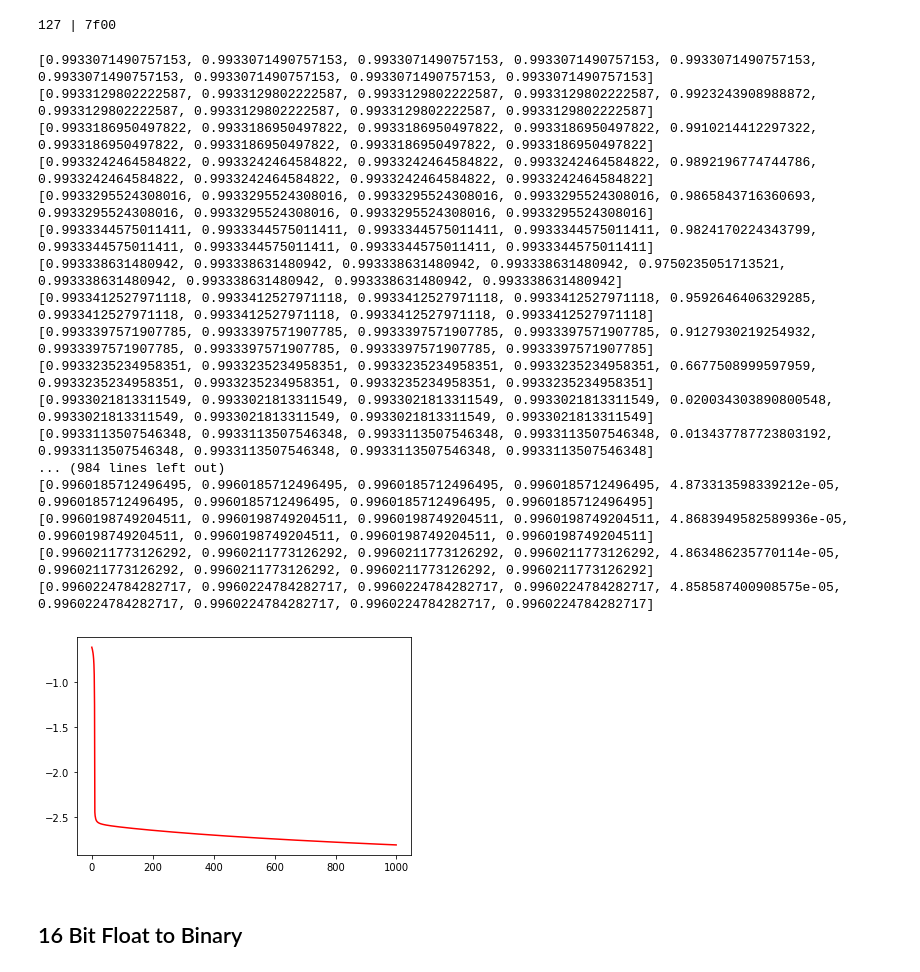
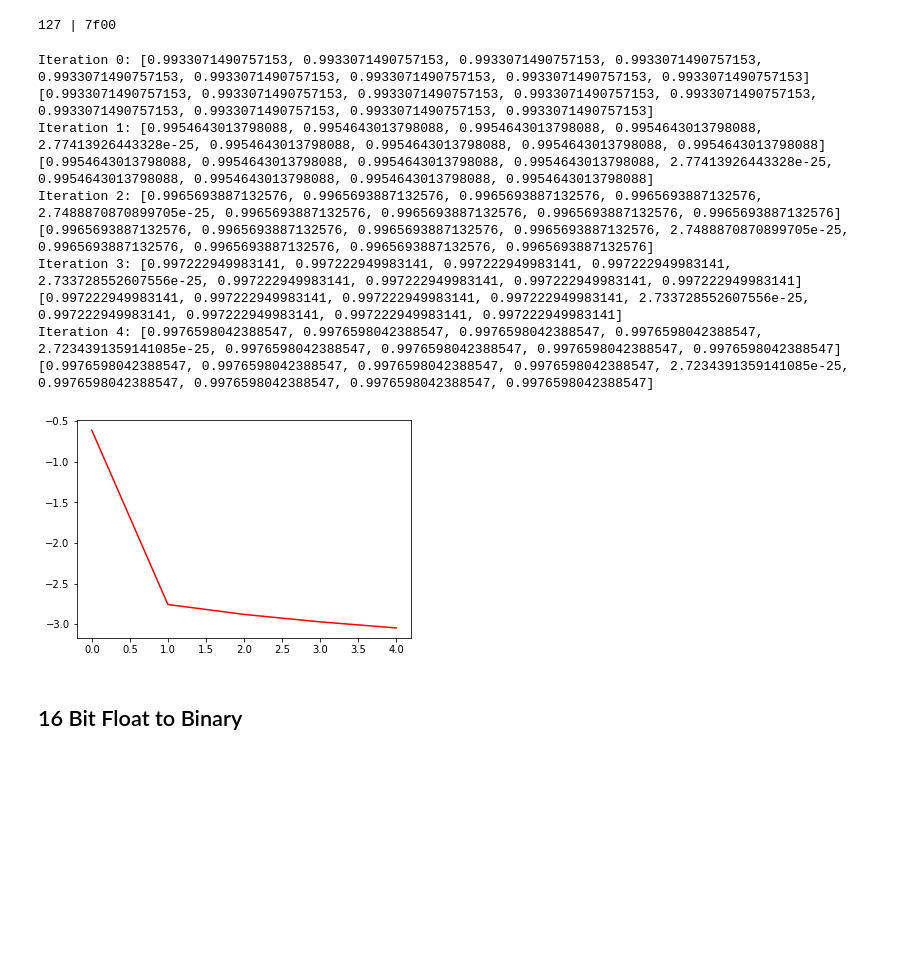
Before and after one commit to Arycast/AutoEncoder_dumbo, a Jupyter notebook: main.ipynb, the cells around one changed output. Cells and saved outputs as stored; diff of their text form; code cells hidden in the pictures; blank space fills up the shorter version.

Commit message:
fixed error output equation

```diff
--- a/main.ipynb
+++ b/main.ipynb
@@ -192,7 +192,7 @@ def backward_propagation(pixel_input,weight_input,weight_output,bias_input,bias_
 
 
     for iteration in range (0,9):
-      error_output[iteration] = -pixel_input[iteration]*(1-pixel_output[iteration])+(1-pixel_output[iteration])*pixel_output[iteration] #calculating error
+      error_output[iteration] = -pixel_input[iteration]*(1-pixel_output[iteration])+(1-pixel_input[iteration])*pixel_output[iteration] #calculating error
       differential_error_output[iteration] = pixel_output[iteration]*(1-pixel_output[iteration]) #calculating differrential error(idk what this for)
 
       d_weight_output[0][iteration] = error_output[iteration]*encoded_1_activated #calculating output weight error 1
@@ -240,7 +240,7 @@ def cross_entropy_error(data_in,data_out): #cross entropy for measurement
 
 #main section
 
-training_number = 10000
+training_number = 5
 error_history =[]
 temporary_error_history = 0
 x_scale = []
@@ -250,53 +250,44 @@ x_scale = []
 #pixel_input,weight_input,weight_output,bias_input,bias_output
 pixel_input = [1,1,1,1,0,1,1,1,1]
 pixel_output = [0.5,0.5,0.5,0.5,0.5,0.5,0.5,0.5,0.5]
 
 # weight_input = [[1.3725,0.2184,1.1919,-0.3476,1.9446,0.0867,1.4450,-0.0088,1.3885],[0.8603,1.6803,0.4377,2.2810,-1.0389,2.0551,0.1210,1.7158,0.1502]]
 weight_input = [[0.5,0.5,0.5,0.5,0.5,0.5,0.5,0.5,0.5],[0.5,0.5,0.5,0.5,0.5,0.5,0.5,0.5,0.5]]
 
 # weight_output = [[0.3910,0.0356,0.5649,0.2035,0.3206,0.3766,0.1841,0.1040,0.4549],[0.1959,0.3785,0.9305,0.7602,0.7708,0.5967,0.7916,0.8103,0.9806]]
 weight_output = [[0.5,0.5,0.5,0.5,0.5,0.5,0.5,0.5,0.5],[0.5,0.5,0.5,0.5,0.5,0.5,0.5,0.5,0.5]]
 
 bias_input = [0.5,0.5]
 bias_output =  [0.5,0.5,0.5,0.5,0.5,0.5,0.5,0.5,0.5]
 
 for training in range(0,training_number):
   weight_output,weight_input,bias_input,bias_output,pixel_output,test = backward_propagation(pixel_input,weight_input,weight_output,bias_input,bias_output)
   temporary_error_history = cross_entropy_error(pixel_input,pixel_output)
   error_history.append(math.log(temporary_error_history,10))
   x_scale.append(training)
   # if (training == 0): print(pixel_output)
-  # print(f"{training}: {pixel_output}")
-
-  print(pixel_output)
+  print(f"Iteration {training}: {pixel_output}")
 
 plt.plot(x_scale,error_history, color="red")
 plt.show()
 plt.close()
 
 # print(weight_output[0])
 # print(weight_output[1])
 # print(weight_input)
 # print(test)
 # %% [output]
+Iteration 0: [0.9933071490757153, 0.9933071490757153, 0.9933071490757153, 0.9933071490757153, 0.9933071490757153, 0.9933071490757153, 0.9933071490757153, 0.9933071490757153, 0.9933071490757153]
 [0.9933071490757153, 0.9933071490757153, 0.9933071490757153, 0.9933071490757153, 0.9933071490757153, 0.9933071490757153, 0.9933071490757153, 0.9933071490757153, 0.9933071490757153]
-[0.9933129802222587, 0.9933129802222587, 0.9933129802222587, 0.9933129802222587, 0.9923243908988872, 0.9933129802222587, 0.9933129802222587, 0.9933129802222587, 0.9933129802222587]
-[0.9933186950497822, 0.9933186950497822, 0.9933186950497822, 0.9933186950497822, 0.9910214412297322, 0.9933186950497822, 0.9933186950497822, 0.9933186950497822, 0.9933186950497822]
-[0.9933242464584822, 0.9933242464584822, 0.9933242464584822, 0.9933242464584822, 0.9892196774744786, 0.9933242464584822, 0.9933242464584822, 0.9933242464584822, 0.9933242464584822]
-[0.9933295524308016, 0.9933295524308016, 0.9933295524308016, 0.9933295524308016, 0.9865843716360693, 0.9933295524308016, 0.9933295524308016, 0.9933295524308016, 0.9933295524308016]
-[0.9933344575011411, 0.9933344575011411, 0.9933344575011411, 0.9933344575011411, 0.9824170224343799, 0.9933344575011411, 0.9933344575011411, 0.9933344575011411, 0.9933344575011411]
-[0.993338631480942, 0.993338631480942, 0.993338631480942, 0.993338631480942, 0.9750235051713521, 0.993338631480942, 0.993338631480942, 0.993338631480942, 0.993338631480942]
-[0.9933412527971118, 0.9933412527971118, 0.9933412527971118, 0.9933412527971118, 0.9592646406329285, 0.9933412527971118, 0.9933412527971118, 0.9933412527971118, 0.9933412527971118]
-[0.9933397571907785, 0.9933397571907785, 0.9933397571907785, 0.9933397571907785, 0.9127930219254932, 0.9933397571907785, 0.9933397571907785, 0.9933397571907785, 0.9933397571907785]
-[0.9933235234958351, 0.9933235234958351, 0.9933235234958351, 0.9933235234958351, 0.6677508999597959, 0.9933235234958351, 0.9933235234958351, 0.9933235234958351, 0.9933235234958351]
-[0.9933021813311549, 0.9933021813311549, 0.9933021813311549, 0.9933021813311549, 0.020034303890800548, 0.9933021813311549, 0.9933021813311549, 0.9933021813311549, 0.9933021813311549]
-[0.9933113507546348, 0.9933113507546348, 0.9933113507546348, 0.9933113507546348, 0.013437787723803192, 0.9933113507546348, 0.9933113507546348, 0.9933113507546348, 0.9933113507546348]
-... (984 lines left out)
-[0.9960185712496495, 0.9960185712496495, 0.9960185712496495, 0.9960185712496495, 4.873313598339212e-05, 0.9960185712496495, 0.9960185712496495, 0.9960185712496495, 0.9960185712496495]
-[0.9960198749204511, 0.9960198749204511, 0.9960198749204511, 0.9960198749204511, 4.8683949582589936e-05, 0.9960198749204511, 0.9960198749204511, 0.9960198749204511, 0.9960198749204511]
-[0.9960211773126292, 0.9960211773126292, 0.9960211773126292, 0.9960211773126292, 4.863486235770114e-05, 0.9960211773126292, 0.9960211773126292, 0.9960211773126292, 0.9960211773126292]
-[0.9960224784282717, 0.9960224784282717, 0.9960224784282717, 0.9960224784282717, 4.858587400908575e-05, 0.9960224784282717, 0.9960224784282717, 0.9960224784282717, 0.9960224784282717]
+Iteration 1: [0.9954643013798088, 0.9954643013798088, 0.9954643013798088, 0.9954643013798088, 2.77413926443328e-25, 0.9954643013798088, 0.9954643013798088, 0.9954643013798088, 0.9954643013798088]
+[0.9954643013798088, 0.9954643013798088, 0.9954643013798088, 0.9954643013798088, 2.77413926443328e-25, 0.9954643013798088, 0.9954643013798088, 0.9954643013798088, 0.9954643013798088]
+Iteration 2: [0.9965693887132576, 0.9965693887132576, 0.9965693887132576, 0.9965693887132576, 2.7488870870899705e-25, 0.9965693887132576, 0.9965693887132576, 0.9965693887132576, 0.9965693887132576]
+[0.9965693887132576, 0.9965693887132576, 0.9965693887132576, 0.9965693887132576, 2.7488870870899705e-25, 0.9965693887132576, 0.9965693887132576, 0.9965693887132576, 0.9965693887132576]
+Iteration 3: [0.997222949983141, 0.997222949983141, 0.997222949983141, 0.997222949983141, 2.733728552607556e-25, 0.997222949983141, 0.997222949983141, 0.997222949983141, 0.997222949983141]
+[0.997222949983141, 0.997222949983141, 0.997222949983141, 0.997222949983141, 2.733728552607556e-25, 0.997222949983141, 0.997222949983141, 0.997222949983141, 0.997222949983141]
+Iteration 4: [0.9976598042388547, 0.9976598042388547, 0.9976598042388547, 0.9976598042388547, 2.7234391359141085e-25, 0.9976598042388547, 0.9976598042388547, 0.9976598042388547, 0.9976598042388547]
+[0.9976598042388547, 0.9976598042388547, 0.9976598042388547, 0.9976598042388547, 2.7234391359141085e-25, 0.9976598042388547, 0.9976598042388547, 0.9976598042388547, 0.9976598042388547]
-[figure, old version]
+[figure, new version]
 # %% [markdown]
 ## 16 Bit Float to Binary
 # %%
```
